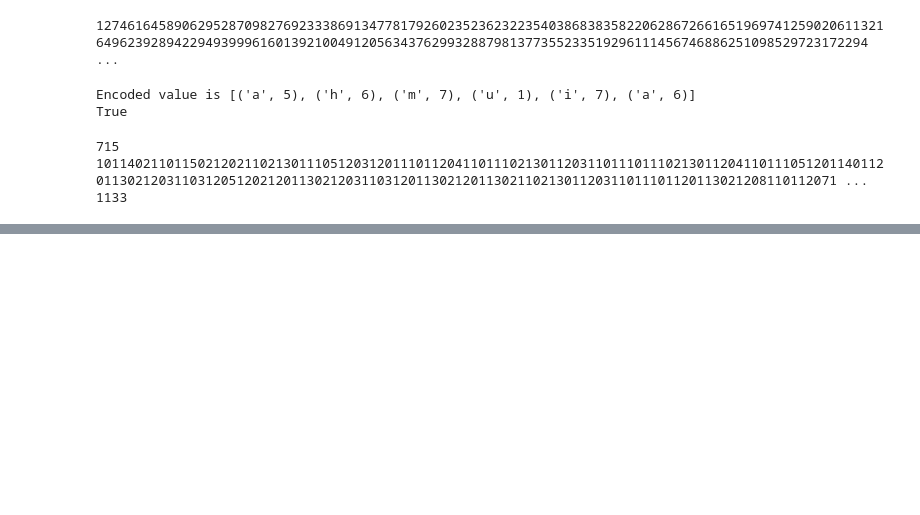
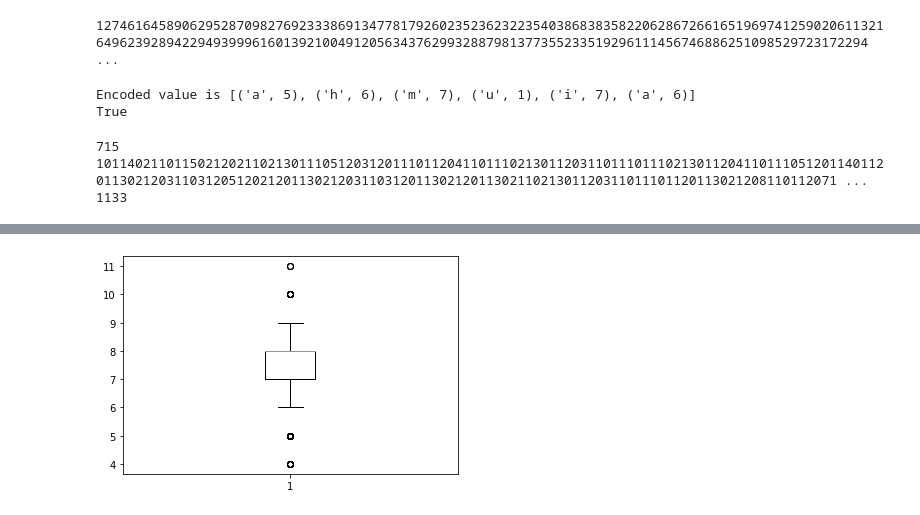
Before and after one commit to parth2480/data_compression, a Jupyter notebook: more_trials.ipynb, the cells around one changed output, grey strips where cells are left out. Drawn from its saved outputs; the diff is of its cells as text; code cells hidden in the pictures; blank space fills up the shorter version.

```diff
--- a/more_trials.ipynb
+++ b/more_trials.ipynb
@@ -575,0 +742,5 @@ print(sys.getsizeof(decoded_val))
+# %%
+plt.boxplot(z_bits)
+plt.show()
+# %% [output]
+[figure, added]
```
Also changed, not shown: parts of 8 cells of this notebook.
